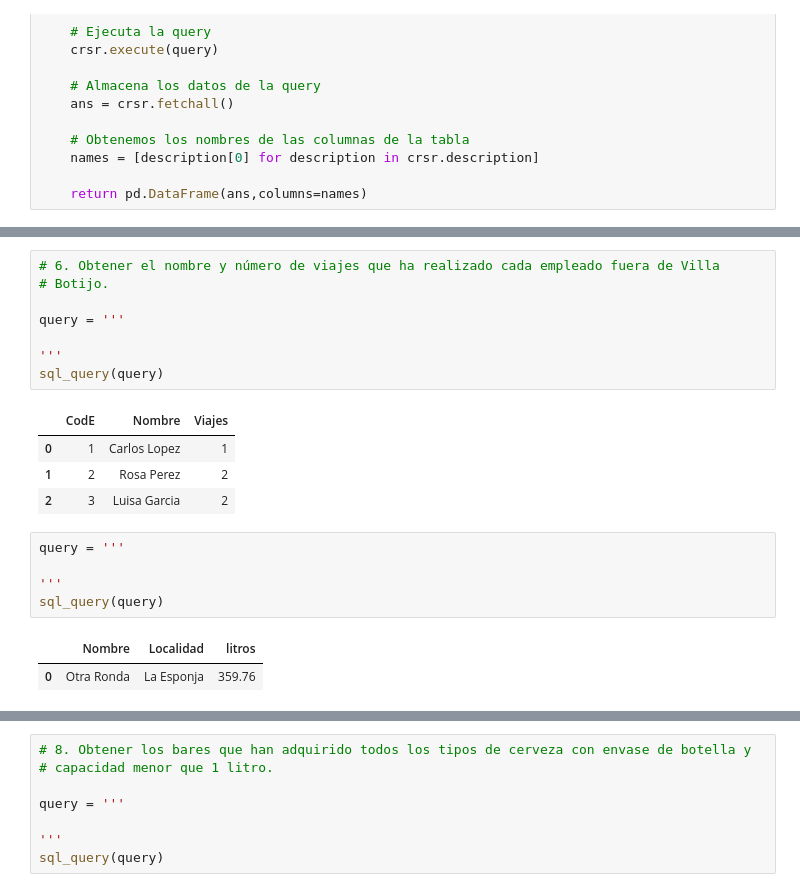
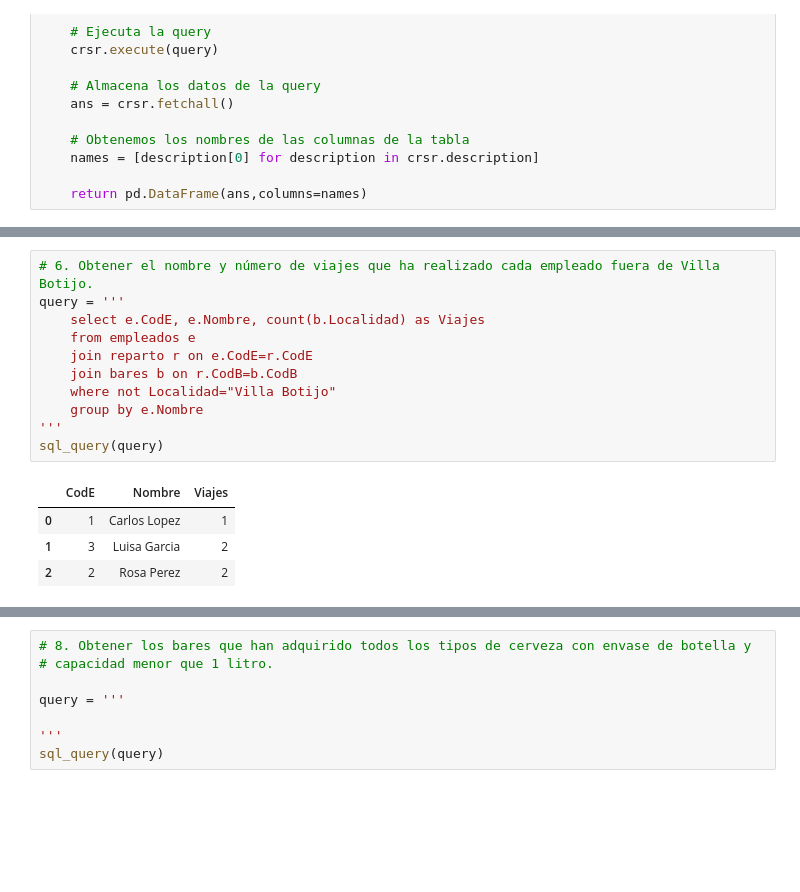
Before and after one commit to jaimeMatea/0926_ds_sql_thebridge, a Jupyter notebook: 0926_ds_sql_thebridge-main/Practica/1-Ejercicios/Cervezas/cervezas - vacío.ipynb, the cells around one changed output, grey strips where cells are left out. Saved outputs shown, nothing was run; the diff lists cells and outputs as text; blank space fills up the shorter version.

```diff
--- a/0926_ds_sql_thebridge-main/Practica/1-Ejercicios/Cervezas/cervezas - vacío.ipynb
+++ b/0926_ds_sql_thebridge-main/Practica/1-Ejercicios/Cervezas/cervezas - vacío.ipynb
@@ -181,25 +230,20 @@ sql_query(query)
 |  | Nombre bar | Nombre empleado | Envase |
 | 0 | Stop | Carlos Lopez | Botella |
 # %%
-# 6. Obtener el nombre y número de viajes que ha realizado cada empleado fuera de Villa
-# Botijo.
-
+# 6. Obtener el nombre y número de viajes que ha realizado cada empleado fuera de Villa Botijo.
 query = '''
-
+    select e.CodE, e.Nombre, count(b.Localidad) as Viajes
+    from empleados e
+    join reparto r on e.CodE=r.CodE
+    join bares b on r.CodB=b.CodB
+    where not Localidad="Villa Botijo"
+    group by e.Nombre
 '''
 sql_query(query)
 # %% [output]
 |  | CodE | Nombre | Viajes |
 | 0 | 1 | Carlos Lopez | 1 |
-| 1 | 2 | Rosa Perez | 2 |
-| 2 | 3 | Luisa Garcia | 2 |
+| 1 | 3 | Luisa Garcia | 2 |
+| 2 | 2 | Rosa Perez | 2 |
-# %%
-query = '''
-
-'''
-sql_query(query)
-# %% [output]
-|  | Nombre | Localidad | litros |
-| 0 | Otra Ronda | La Esponja | 359.76 |
 # %%
 # 7. Obtener el nombre y localidad del bar que más litros de cerveza ha comprado.
```
Also changed, not shown: parts of 20 cells of this notebook, 2 other files.
